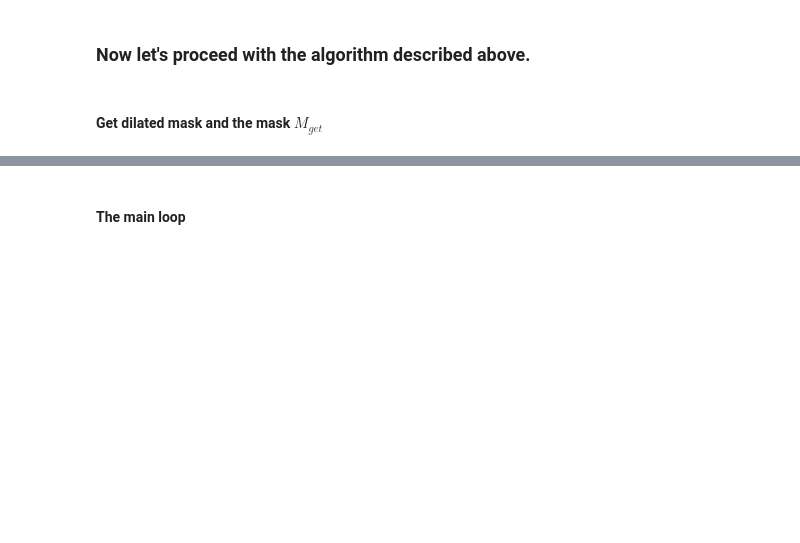
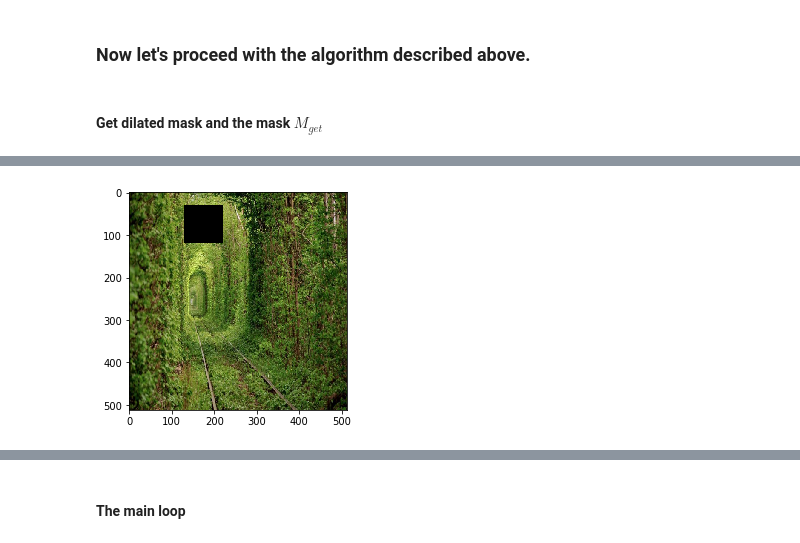
Before and after one commit to lev1khachatryan/ASDS_CV, a Jupyter notebook: Classes/20191031-Texture_Synthesis/Hole_filling_with_simple_patch_match.ipynb, the cells around one changed output, grey strips where cells are left out. Drawn from its saved outputs; the diff is of its cells as text; code cells hidden in the pictures; blank space fills up the shorter version.

```diff
--- a/Classes/20191031-Texture_Synthesis/Hole_filling_with_simple_patch_match.ipynb
+++ b/Classes/20191031-Texture_Synthesis/Hole_filling_with_simple_patch_match.ipynb
@@ -56,12 +55,12 @@ plt.imshow(img_with_hole);
 # %% [markdown]
 #### Get dilated mask and the mask $M_{get}$
 # %%
-kernel = np.ones((21,21), np.uint8)
+kernel = np.ones((41,41), np.uint8)
 dilated_mask = cv2.dilate(mask_to_fill, kernel, iterations = 1)# TODO get dilation of the mask with the window sized (21,21)
 mask_to_get_patches = dilated_mask - mask_to_fill # TODO get the mask M_{get}
 # %%
 # visualize the image with hole
-img_with_hole = img.copy()
-img_with_hole[np.stack([dilated_mask]*3, axis = -1) == 1] = 0
-plt.imshow(img_with_hole);
+img_with_hole_test = img.copy()
+img_with_hole_test[np.stack([dilated_mask]*3, axis = -1) == 1] = 0
+plt.imshow(img_with_hole_test);
 # %% [output]
@@ -69,0 +67 @@ plt.imshow(img_with_hole);
+[figure, added]
```
Also changed, not shown: parts of 15 cells of this notebook.
